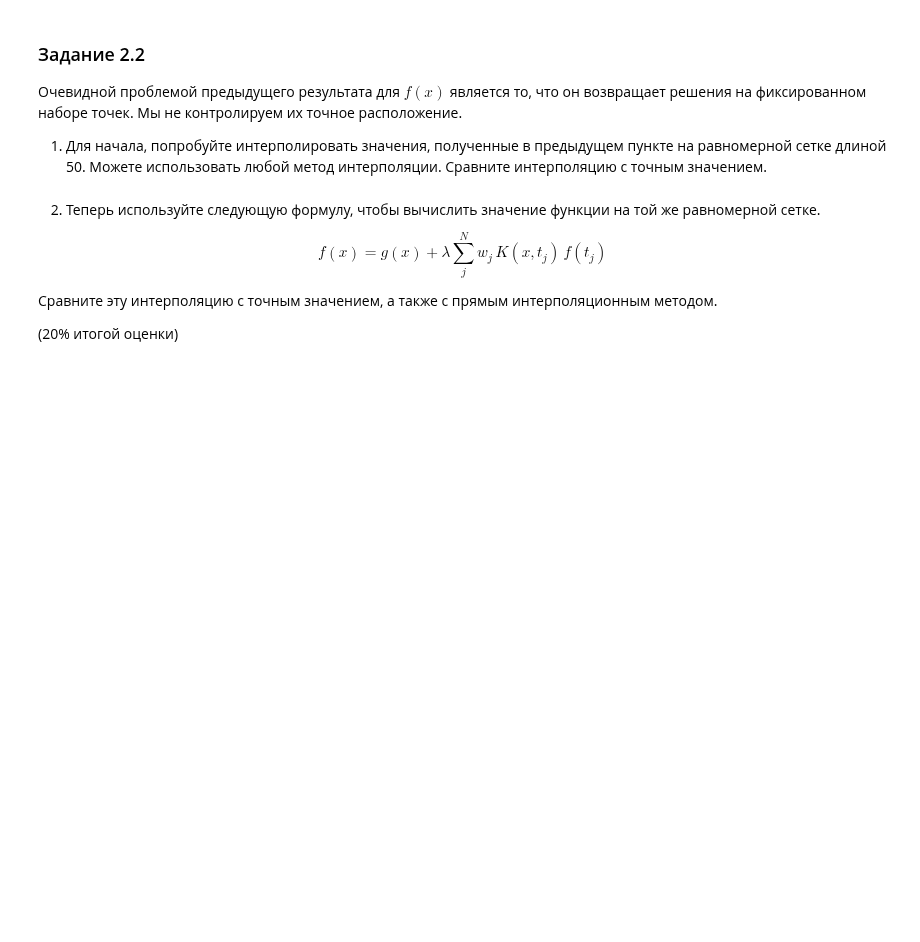
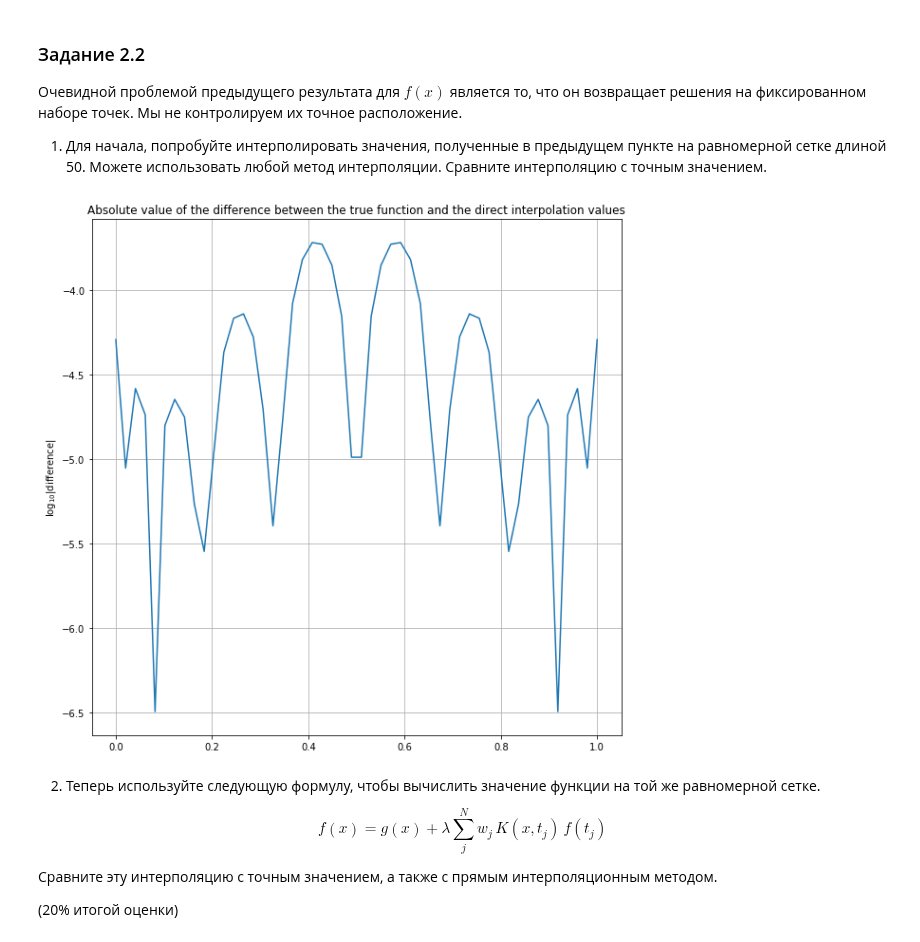
Before and after one commit to ev-br/CP2020, a Jupyter notebook: week_8_Advanced_Integrals.ipynb, the cells around one changed output. Saved outputs shown, nothing was run; the diff lists cells and outputs as text; code cells hidden in the pictures; blank space fills up the shorter version.

```diff
--- a/week_8_Advanced_Integrals.ipynb
+++ b/week_8_Advanced_Integrals.ipynb
@@ -137,3 +287,5 @@ $$
+# %%
+roots_best, g_best = pairs(9)
 # %% [markdown]
 ### Задание 2.2
 
@@ -145,3 +295,17 @@ $$
+# %%
+grid = np.linspace(0, 1, 50)
+
+interpolation = splrep(roots_best, g_best, s=0)
+function = splev(grid, interpolation, der=0)
+# %%
+plt.figure(figsize=(10, 10))
+plt.plot(grid, np.log10(abs(g_true(grid) - function)))
+plt.title('Absolute value of the difference between the true function and the direct interpolation values')
+plt.ylabel('$\log_{10}$|difference|')
+plt.grid()
+plt.show()
+# %% [output]
+[figure, added]
 # %% [markdown]
 2. Теперь используйте следующую формулу, чтобы вычислить значение функции на той же равномерной сетке.
 
```
Also changed, not shown: parts of 43 cells of this notebook, 1 other file.
